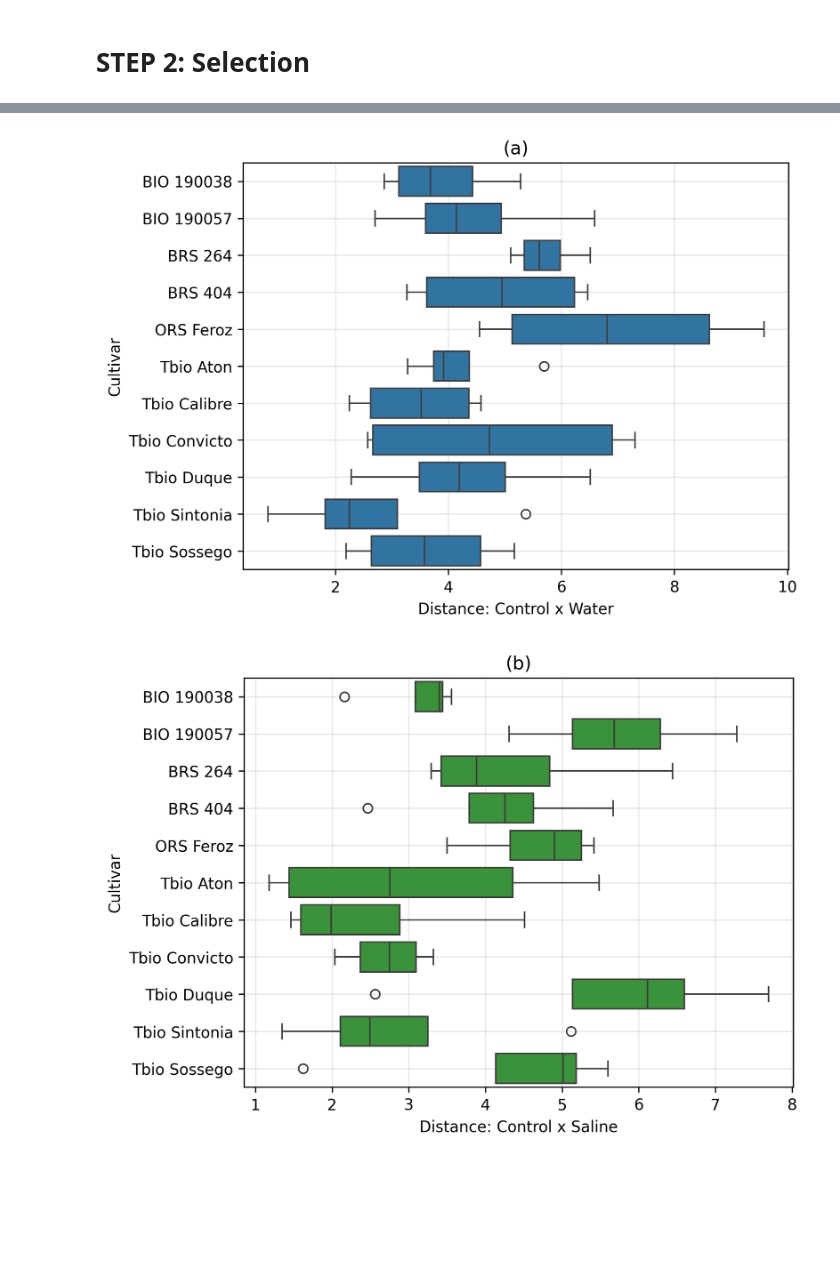
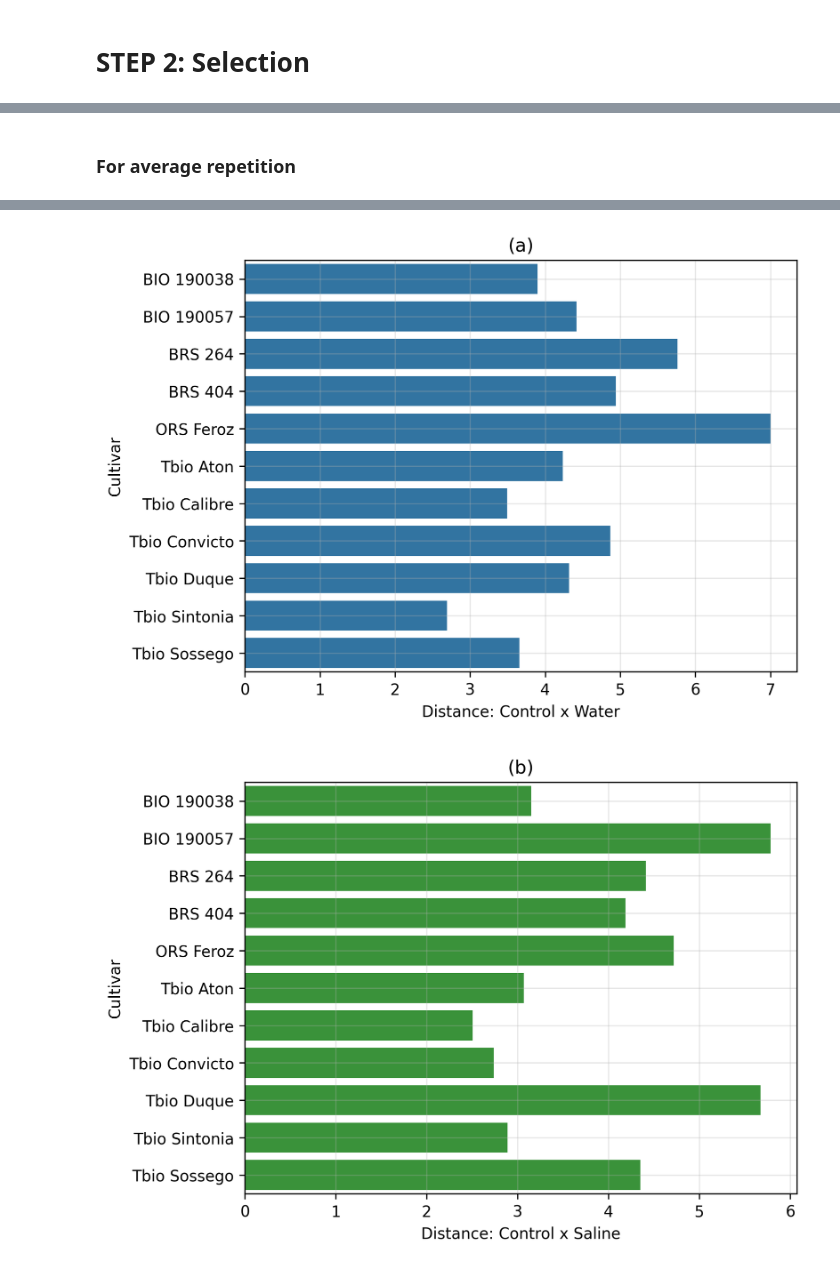
Before and after one commit to brunobro/classification-selection-wheat-cultivars-water-saline-stress-machine-learning-multicriteria-analysis, a Jupyter notebook: ClassificationOfWheatCultivars.ipynb, the cells around one changed output, grey strips where cells are left out. Saved outputs shown, nothing was run; the diff lists cells and outputs as text; code cells hidden in the pictures; blank space fills up the shorter version.

```diff
--- a/ClassificationOfWheatCultivars.ipynb
+++ b/ClassificationOfWheatCultivars.ipynb
@@ -494,7 +512,58 @@ plt.show()
+# %% [markdown]
+### For average repetition
 # %%
+# Creates a new dataframe for distance calculation
+df_all_treatment = df_all.copy()
+
+df_all_treatment_control = df_all_treatment[df_all_treatment['Treatment'] == 'Control']
+df_all_treatment_water   = df_all_treatment[df_all_treatment['Treatment'] == 'Water']
+df_all_treatment_saline  = df_all_treatment[df_all_treatment['Treatment'] == 'Saline']
+
+del df_all_treatment_control['Treatment']
+del df_all_treatment_water['Treatment']
+del df_all_treatment_saline['Treatment']
+
+# Creates a new dataframe for distance calculation
+df_all_treatment_control_avg = df_all_treatment_control.groupby(['Cultivar'], as_index=False).mean(numeric_only=True)
+df_all_treatment_water_avg   = df_all_treatment_water.groupby(['Cultivar'], as_index=False).mean(numeric_only=True)
+df_all_treatment_saline_avg  = df_all_treatment_saline.groupby(['Cultivar'], as_index=False).mean(numeric_only=True)
+
+del df_all_treatment_control_avg['Repetition']
+del df_all_treatment_water_avg['Repetition']
+del df_all_treatment_saline_avg['Repetition']
+
+distances_avg = []
+
+for cultivar in cultivars:
+
+    cultivar_control_avg = df_all_treatment_control_avg[df_all_treatment_control_avg['Cultivar'] == cultivar]
+    cultivar_water_avg   = df_all_treatment_water_avg[df_all_treatment_water_avg['Cultivar'] == cultivar]
+    cultivar_saline_avg  = df_all_treatment_saline_avg[df_all_treatment_saline_avg['Cultivar'] == cultivar]
+
+    del cultivar_control_avg['Cultivar']
+    del cultivar_water_avg['Cultivar']
+    del cultivar_saline_avg['Cultivar']
+
+    cultivar_control_avg = np.array(cultivar_control_avg)
+    cultivar_water_avg   = np.array(cultivar_water_avg)
+    cultivar_saline_avg  = np.array(cultivar_saline_avg)
+
+    d1 = w_dist(np.array(Weights_for_distances), cultivar_water_avg, cultivar_control_avg)
+    d2 = w_dist(np.array(Weights_for_distances), cultivar_saline_avg, cultivar_control_avg)
+
+    distances_avg.append([d1, d2])
+
+# Convert to array
+distances_avg = np.array(distances_avg)
+
+# Dataframe for distances
+df_distances_avg = pd.DataFrame(distances_avg.reshape(-1, 2), columns=['Water', 'Saline'])
+df_distances_avg['Cultivar'] = cultivars
+display(df_distances_avg)
+
 # Plot distances by cultivar and Treatment, considering the Repetitions
 plt.figure(dpi=300)
-sns.boxplot(data=df_distances, y='Cultivar', x='Water', color='tab:blue', orient='h')
+sns.barplot(data=df_distances_avg, y='Cultivar', x='Water', color='tab:blue', orient='h')
 plt.title('(a)')
 plt.ylabel('Cultivar')
 plt.xlabel('Distance: Control x Water')
@@ -502,7 +571,7 @@ plt.grid(alpha=0.3)
 plt.show()
 
 plt.figure(dpi=300)
-sns.boxplot(y='Cultivar', x='Saline', data=df_distances, color='tab:green', orient='h')
+sns.barplot(data=df_distances_avg, y='Cultivar', x='Saline', color='tab:green', orient='h')
 plt.title('(b)')
 plt.ylabel('Cultivar')
 plt.xlabel('Distance: Control x Saline')
@@ -512,2 +593,2 @@ plt.show()
-[figure, old version]
+[figure, new version]
-[figure, old version]
+[figure, new version]
```
Also changed, not shown: parts of 34 cells of this notebook.
